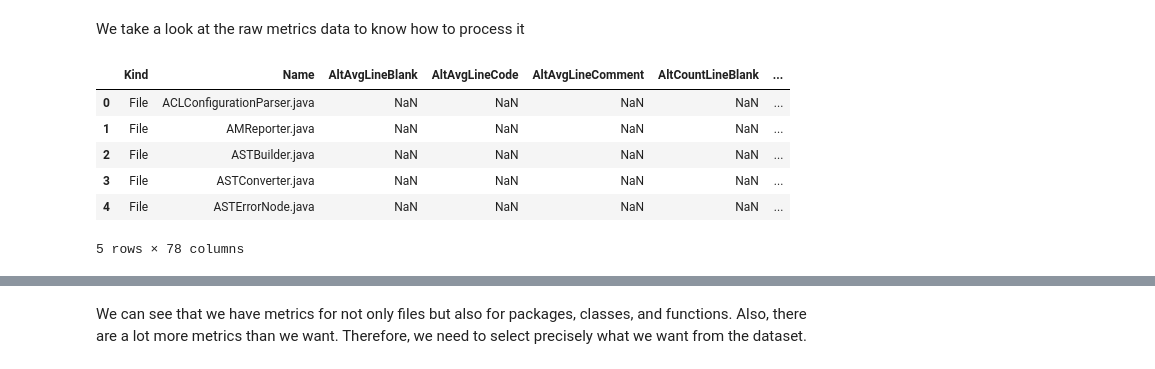
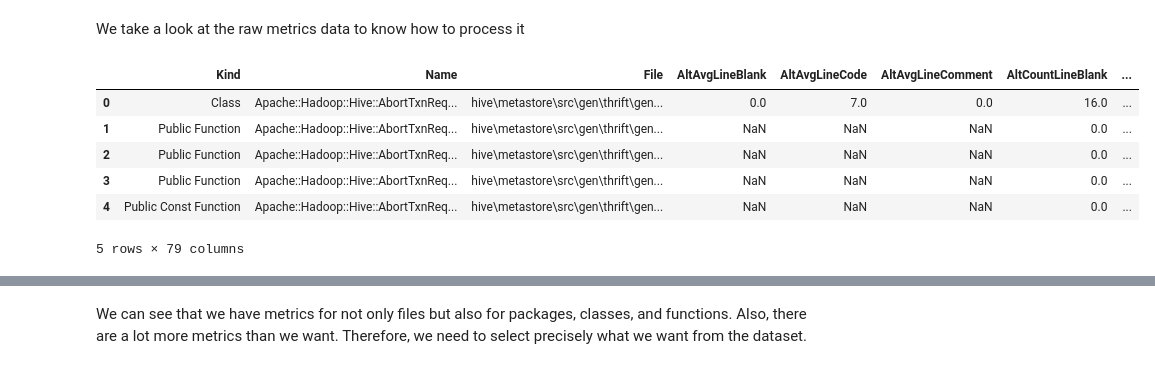
Before and after one commit to ahenrij/ets-mgl869-hive, a Jupyter notebook: src/lab/notebooks/dataset.ipynb, the cells around one changed output, grey strips where cells are left out. Cells and saved outputs as stored; diff of their text form; code cells hidden in the pictures.

Commit message:
metrics v2 started

```diff
--- a/src/lab/notebooks/dataset.ipynb
+++ b/src/lab/notebooks/dataset.ipynb
@@ -18,13 +18,13 @@ OUTPUT_DIR = "../../data/output/"
 # %% [markdown]
 We take a look at the raw metrics data to know how to process it
 # %%
-df = pd.read_csv(INPUT_DIR + "hive-metrics-2.0.0.csv")
+df = pd.read_csv(INPUT_DIR + "hive-metrics-v2/2.0.0.csv")
 df.head()
 # %% [output]
-|  | Kind | Name | AltAvgLineBlank | AltAvgLineCode | AltAvgLineComment | AltCountLineBlank | ... |
-| 0 | File | ACLConfigurationParser.java | NaN | NaN | NaN | NaN | ... |
-| 1 | File | AMReporter.java | NaN | NaN | NaN | NaN | ... |
-| 2 | File | ASTBuilder.java | NaN | NaN | NaN | NaN | ... |
-| 3 | File | ASTConverter.java | NaN | NaN | NaN | NaN | ... |
-| 4 | File | ASTErrorNode.java | NaN | NaN | NaN | NaN | ... |
+|  | Kind | Name | File | AltAvgLineBlank | AltAvgLineCode | AltAvgLineComment | AltCountLineBlank | ... |
+| 0 | Class | Apache::Hadoop::Hive::AbortTxnReq... | hive\metastore\src\gen\thrift\gen... | 0.0 | 7.0 | 0.0 | 16.0 | ... |
+| 1 | Public Function | Apache::Hadoop::Hive::AbortTxnReq... | hive\metastore\src\gen\thrift\gen... | NaN | NaN | NaN | 0.0 | ... |
+| 2 | Public Function | Apache::Hadoop::Hive::AbortTxnReq... | hive\metastore\src\gen\thrift\gen... | NaN | NaN | NaN | 0.0 | ... |
+| 3 | Public Function | Apache::Hadoop::Hive::AbortTxnReq... | hive\metastore\src\gen\thrift\gen... | NaN | NaN | NaN | 0.0 | ... |
+| 4 | Public Const Function | Apache::Hadoop::Hive::AbortTxnReq... | hive\metastore\src\gen\thrift\gen... | NaN | NaN | NaN | 0.0 | ... |
-5 rows × 78 columns
+5 rows × 79 columns
```
Also changed, not shown: parts of 1 cell of this notebook, 21 other files.
